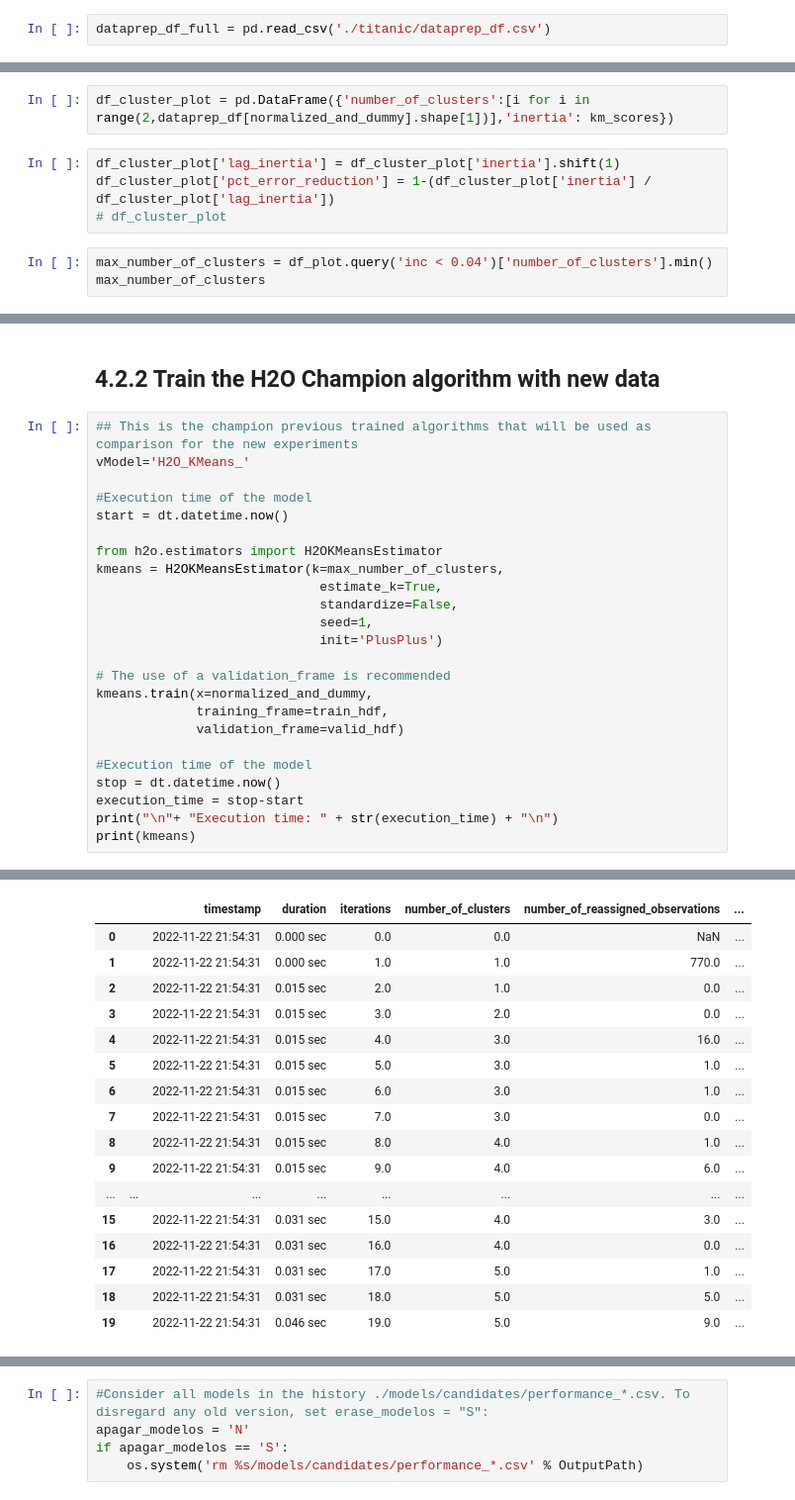
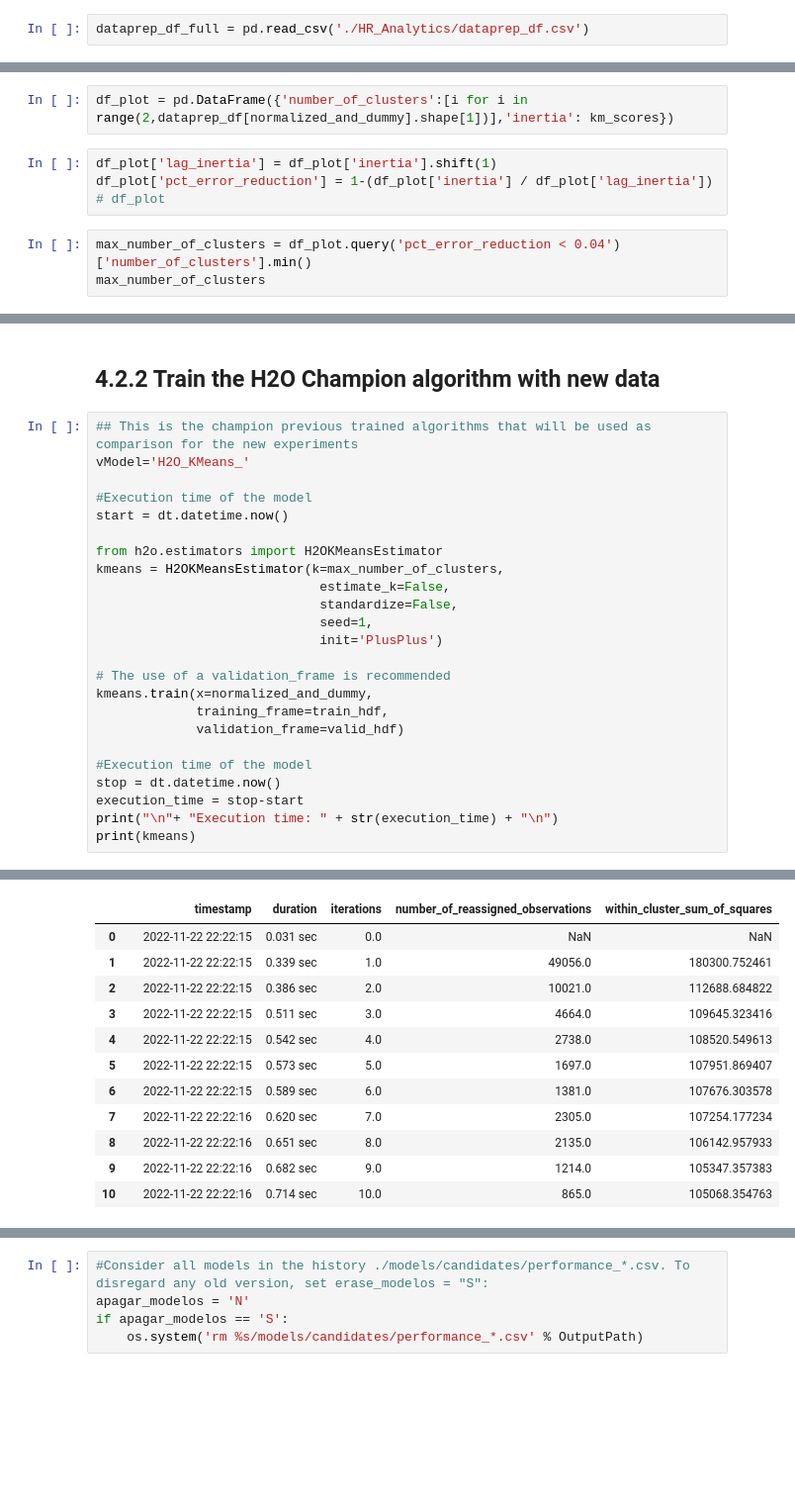
Before and after one commit to maxreis86/FIEP-Machine-Learning-e-Computacao-em-Nuvem, a Jupyter notebook: clusters_segmentation/2_Fast_Machine_Learning.ipynb, the cells around one changed output, grey strips where cells are left out. Shown: that part at 99% size. Cells and saved outputs as stored; diff of their text form; blank space fills up the shorter version.

```diff
--- a/clusters_segmentation/2_Fast_Machine_Learning.ipynb
+++ b/clusters_segmentation/2_Fast_Machine_Learning.ipynb
@@ -69,7 +68,7 @@ warnings.filterwarnings("ignore", category=FutureWarning)
 # %% [markdown]
 # 3. Importing Data for Modeling
 # %%
-dataprep_df_full = pd.read_csv('./titanic/dataprep_df.csv')
+dataprep_df_full = pd.read_csv('./HR_Analytics/dataprep_df.csv')
 # %%
 dataprep_df_full
 # %% [output]
@@ -164,12 +163,12 @@ for i in range(2, dataprep_df[normalized_and_dummy].shape[1]):
     km = KMeans(n_clusters=i, random_state=1).fit(dataprep_df[normalized_and_dummy])
     km_scores.append(km.inertia_)
 # %%
-df_cluster_plot = pd.DataFrame({'number_of_clusters':[i for i in range(2,dataprep_df[normalized_and_dummy].shape[1])],'inertia': km_scores})
+df_plot = pd.DataFrame({'number_of_clusters':[i for i in range(2,dataprep_df[normalized_and_dummy].shape[1])],'inertia': km_scores})
 # %%
-df_cluster_plot['lag_inertia'] = df_cluster_plot['inertia'].shift(1)
-df_cluster_plot['pct_error_reduction'] = 1-(df_cluster_plot['inertia'] / df_cluster_plot['lag_inertia'])
-# df_cluster_plot
+df_plot['lag_inertia'] = df_plot['inertia'].shift(1)
+df_plot['pct_error_reduction'] = 1-(df_plot['inertia'] / df_plot['lag_inertia'])
+# df_plot
 # %%
-max_number_of_clusters = df_plot.query('inc < 0.04')['number_of_clusters'].min()
+max_number_of_clusters = df_plot.query('pct_error_reduction < 0.04')['number_of_clusters'].min()
 max_number_of_clusters
 # %% [output]
@@ -253,7 +252,7 @@ start = dt.datetime.now()
 
 from h2o.estimators import H2OKMeansEstimator
 kmeans = H2OKMeansEstimator(k=max_number_of_clusters,
-                             estimate_k=True,
+                             estimate_k=False,
                              standardize=False,
                              seed=1,
                              init='PlusPlus')
@@ -315,18 +314,13 @@ Centroid Statistics:
 Scoring History:
-|  |  | timestamp | duration | iterations | number_of_clusters | number_of_reassigned_observations | ... |
-| 0 |  | 2022-11-22 21:54:31 | 0.000 sec | 0.0 | 0.0 | NaN | ... |
-| 1 |  | 2022-11-22 21:54:31 | 0.000 sec | 1.0 | 1.0 | 770.0 | ... |
-| 2 |  | 2022-11-22 21:54:31 | 0.015 sec | 2.0 | 1.0 | 0.0 | ... |
-| 3 |  | 2022-11-22 21:54:31 | 0.015 sec | 3.0 | 2.0 | 0.0 | ... |
-| 4 |  | 2022-11-22 21:54:31 | 0.015 sec | 4.0 | 3.0 | 16.0 | ... |
-| 5 |  | 2022-11-22 21:54:31 | 0.015 sec | 5.0 | 3.0 | 1.0 | ... |
-| 6 |  | 2022-11-22 21:54:31 | 0.015 sec | 6.0 | 3.0 | 1.0 | ... |
-| 7 |  | 2022-11-22 21:54:31 | 0.015 sec | 7.0 | 3.0 | 0.0 | ... |
-| 8 |  | 2022-11-22 21:54:31 | 0.015 sec | 8.0 | 4.0 | 1.0 | ... |
-| 9 |  | 2022-11-22 21:54:31 | 0.015 sec | 9.0 | 4.0 | 6.0 | ... |
-| ... | ... | ... | ... | ... | ... | ... | ... |
-| 15 |  | 2022-11-22 21:54:31 | 0.031 sec | 15.0 | 4.0 | 3.0 | ... |
-| 16 |  | 2022-11-22 21:54:31 | 0.031 sec | 16.0 | 4.0 | 0.0 | ... |
-| 17 |  | 2022-11-22 21:54:31 | 0.031 sec | 17.0 | 5.0 | 1.0 | ... |
-| 18 |  | 2022-11-22 21:54:31 | 0.031 sec | 18.0 | 5.0 | 5.0 | ... |
-| 19 |  | 2022-11-22 21:54:31 | 0.046 sec | 19.0 | 5.0 | 9.0 | ... |
+|  |  | timestamp | duration | iterations | number_of_reassigned_observations | within_cluster_sum_of_squares |
+| 0 |  | 2022-11-22 22:22:15 | 0.031 sec | 0.0 | NaN | NaN |
+| 1 |  | 2022-11-22 22:22:15 | 0.339 sec | 1.0 | 49056.0 | 180300.752461 |
+| 2 |  | 2022-11-22 22:22:15 | 0.386 sec | 2.0 | 10021.0 | 112688.684822 |
+| 3 |  | 2022-11-22 22:22:15 | 0.511 sec | 3.0 | 4664.0 | 109645.323416 |
+| 4 |  | 2022-11-22 22:22:15 | 0.542 sec | 4.0 | 2738.0 | 108520.549613 |
+| 5 |  | 2022-11-22 22:22:15 | 0.573 sec | 5.0 | 1697.0 | 107951.869407 |
+| 6 |  | 2022-11-22 22:22:15 | 0.589 sec | 6.0 | 1381.0 | 107676.303578 |
+| 7 |  | 2022-11-22 22:22:16 | 0.620 sec | 7.0 | 2305.0 | 107254.177234 |
+| 8 |  | 2022-11-22 22:22:16 | 0.651 sec | 8.0 | 2135.0 | 106142.957933 |
+| 9 |  | 2022-11-22 22:22:16 | 0.682 sec | 9.0 | 1214.0 | 105347.357383 |
+| 10 |  | 2022-11-22 22:22:16 | 0.714 sec | 10.0 | 865.0 | 105068.354763 |
```
Also changed, not shown: parts of 15 cells of this notebook, 13 other files.
